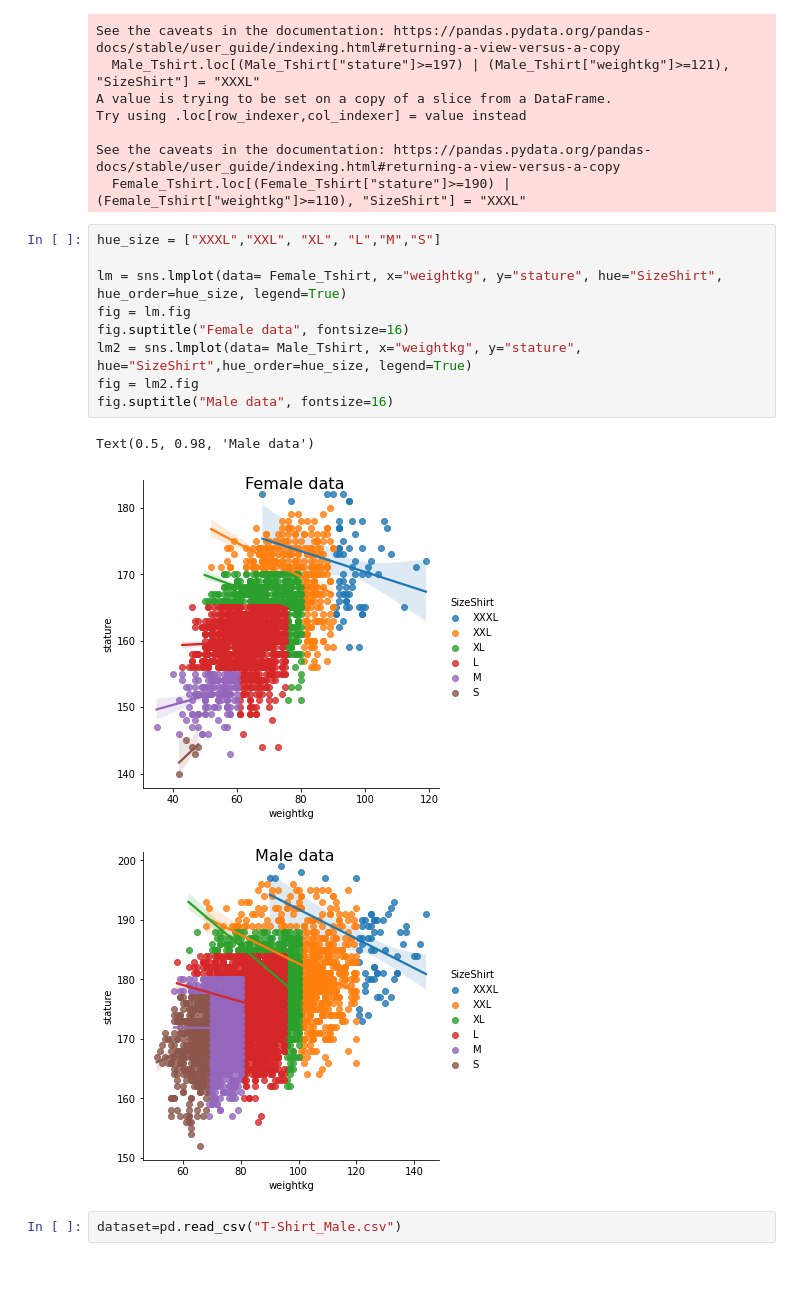
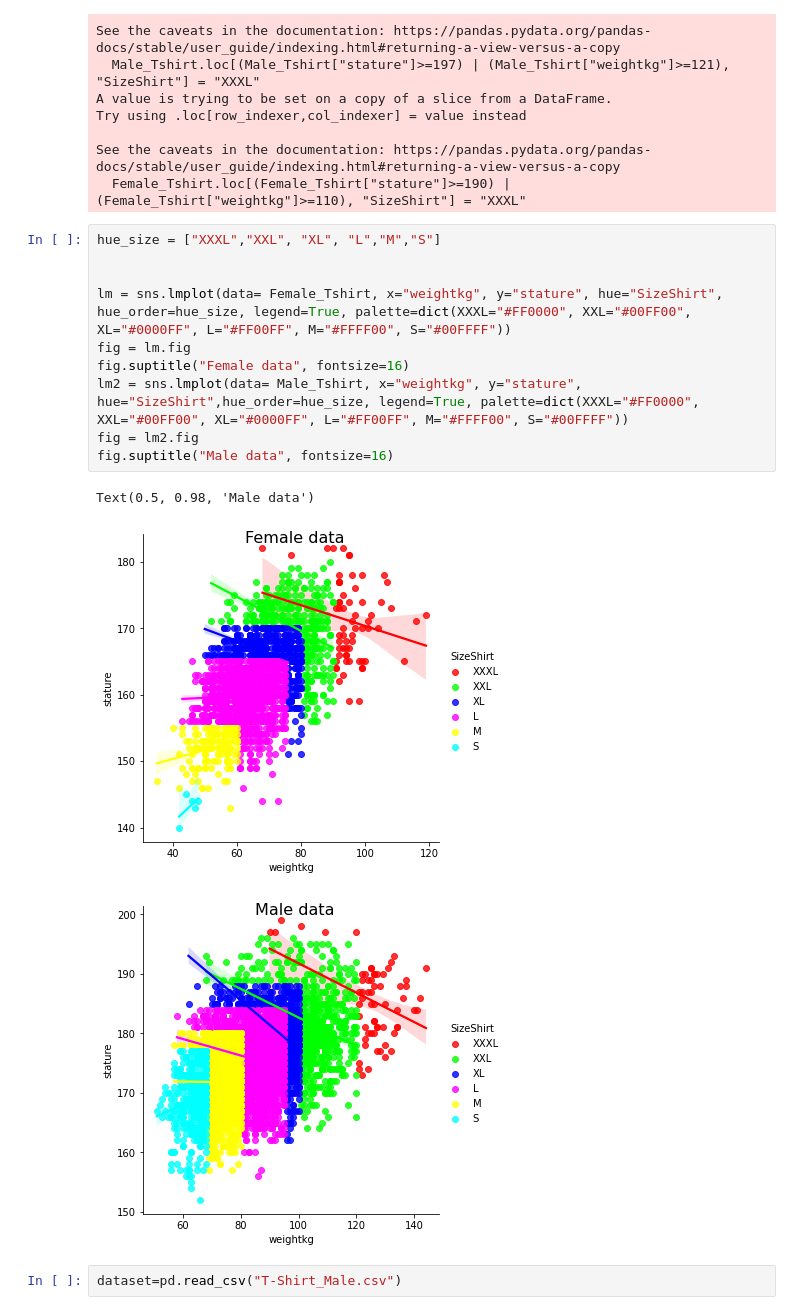
Before and after one commit to WallecKYH/T-shirt_knn, a Jupyter notebook: T-shirt_Knn/test5.ipynb, the cells around one changed output. Cells and saved outputs as stored; diff of their text form; blank space fills up the shorter version.

```diff
--- a/T-shirt_Knn/test5.ipynb
+++ b/T-shirt_Knn/test5.ipynb
@@ -82,16 +82,17 @@ See the caveats in the documentation: https://pandas.pydata.org/pandas-docs/stab
 # %%
 hue_size = ["XXXL","XXL", "XL", "L","M","S"]
 
-lm = sns.lmplot(data= Female_Tshirt, x="weightkg", y="stature", hue="SizeShirt", hue_order=hue_size, legend=True)
+
+lm = sns.lmplot(data= Female_Tshirt, x="weightkg", y="stature", hue="SizeShirt", hue_order=hue_size, legend=True, palette=dict(XXXL="#FF0000", XXL="#00FF00", XL="#0000FF", L="#FF00FF", M="#FFFF00", S="#00FFFF"))
 fig = lm.fig
 fig.suptitle("Female data", fontsize=16)
-lm2 = sns.lmplot(data= Male_Tshirt, x="weightkg", y="stature", hue="SizeShirt",hue_order=hue_size, legend=True)
+lm2 = sns.lmplot(data= Male_Tshirt, x="weightkg", y="stature", hue="SizeShirt",hue_order=hue_size, legend=True, palette=dict(XXXL="#FF0000", XXL="#00FF00", XL="#0000FF", L="#FF00FF", M="#FFFF00", S="#00FFFF"))
 fig = lm2.fig
 fig.suptitle("Male data", fontsize=16)
 # %% [output]
 Text(0.5, 0.98, 'Male data')
-[figure, old version]
+[figure, new version]
-[figure, old version]
+[figure, new version]
 # %%
 dataset=pd.read_csv("T-Shirt_Male.csv")
 # %%
```
Also changed, not shown: parts of 2 cells of this notebook, 1 other file.
